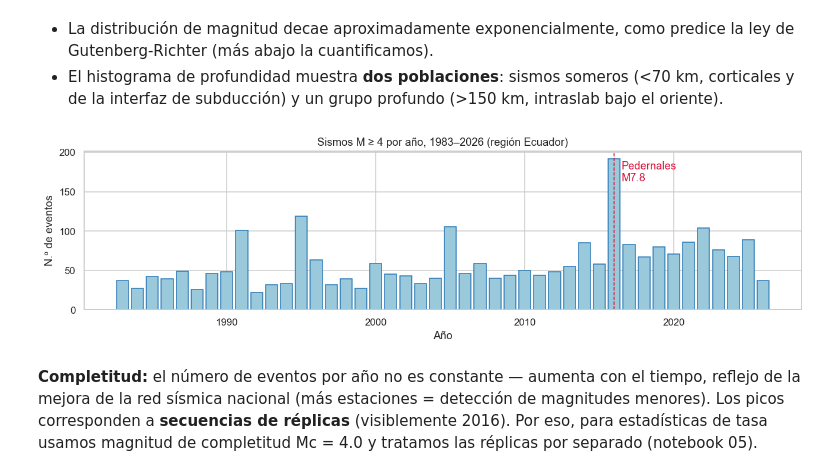
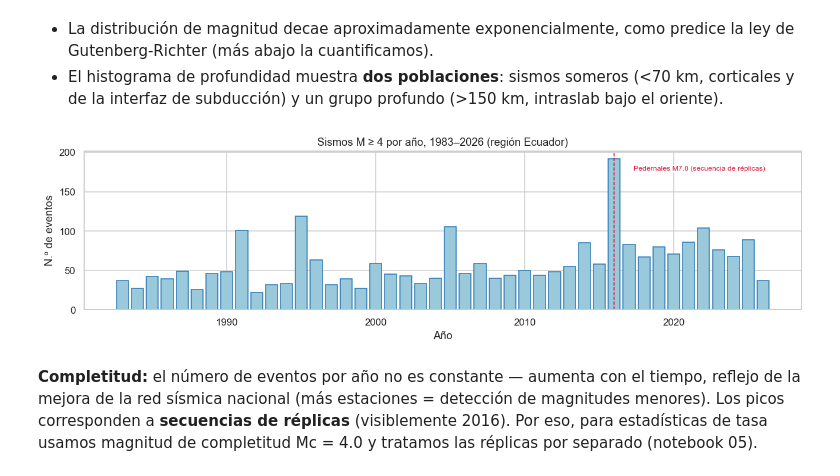
Before and after one commit to jordanvt18/riesgo-sismico-ecuador, a Jupyter notebook: notebooks/02_data_understanding.ipynb, the cells around one changed output. Cells and saved outputs as stored; diff of their text form; code cells hidden in the pictures.

```diff
--- a/notebooks/02_data_understanding.ipynb
+++ b/notebooks/02_data_understanding.ipynb
@@ -87,17 +87,19 @@ plt.show()
 # %%
 # --- Figura: sismicidad por año (completitud del catálogo) ---
 por_anio = catalogo.groupby(catalogo["fecha_hora"].dt.year).size()
 fig, eje = plt.subplots(figsize=(12, 3.5))
 eje.bar(por_anio.index, por_anio.values, color="#9AC9DB", edgecolor="#2878B5")
 eje.set_title("Sismos M ≥ 4 por año, 1983–2026 (región Ecuador)")
 eje.set_xlabel("Año"); eje.set_ylabel("N.º de eventos")
 eje.axvline(2016, ls="--", c="crimson", lw=1)
-eje.text(2016.5, por_anio.max()*0.85, "Pedernales\nM7.8", color="crimson")
+eje.text(2017.3, por_anio.max()*0.92, "Pedernales M7.8 (secuencia de réplicas)",
+         color="crimson", fontsize=8,
+         bbox=dict(facecolor="white", edgecolor="none", alpha=0.85, pad=1.5))
 plt.tight_layout()
 plt.savefig(FIG / "02_sismos_por_anio.png", bbox_inches="tight")
 plt.show()
 # %% [output]
-[figure, old version]
+[figure, new version]
 # %% [markdown]
 **Completitud:** el número de eventos por año no es constante — aumenta con el
 tiempo, reflejo de la mejora de la red sísmica nacional (más estaciones =
```
Also changed, not shown: 13 other files.
